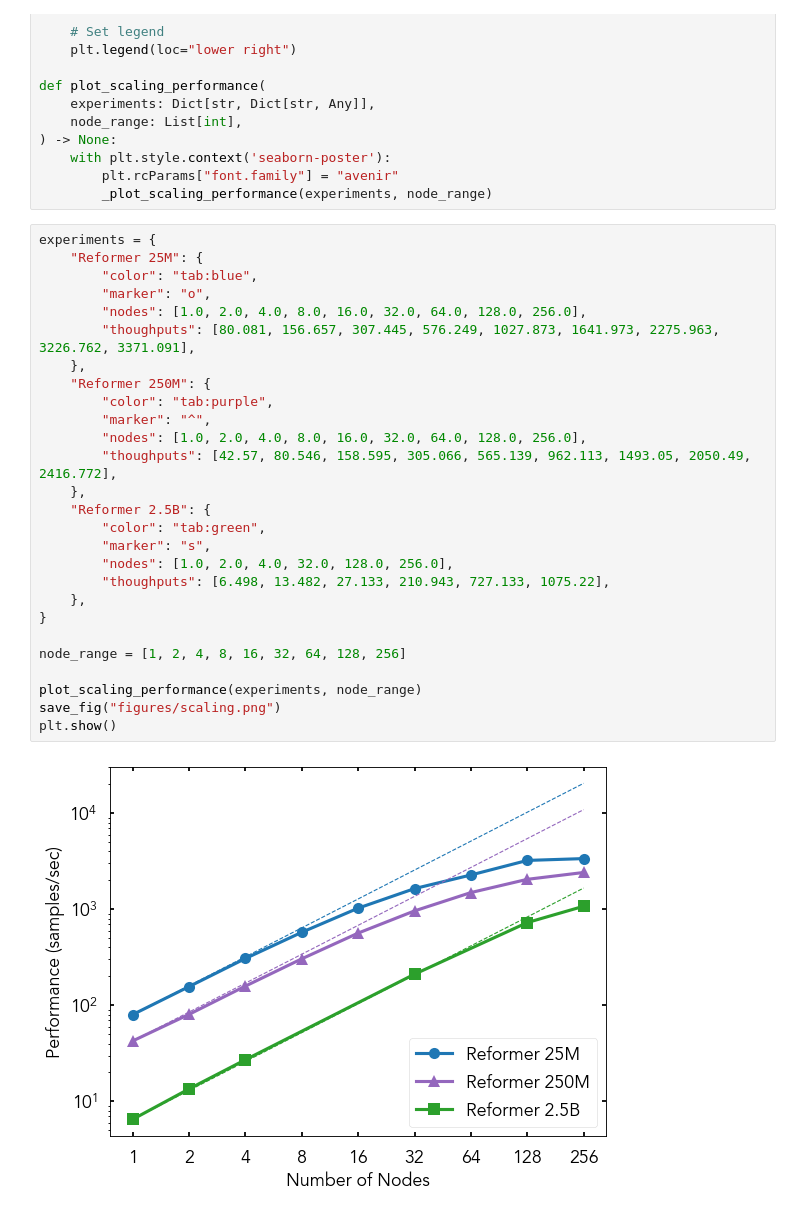
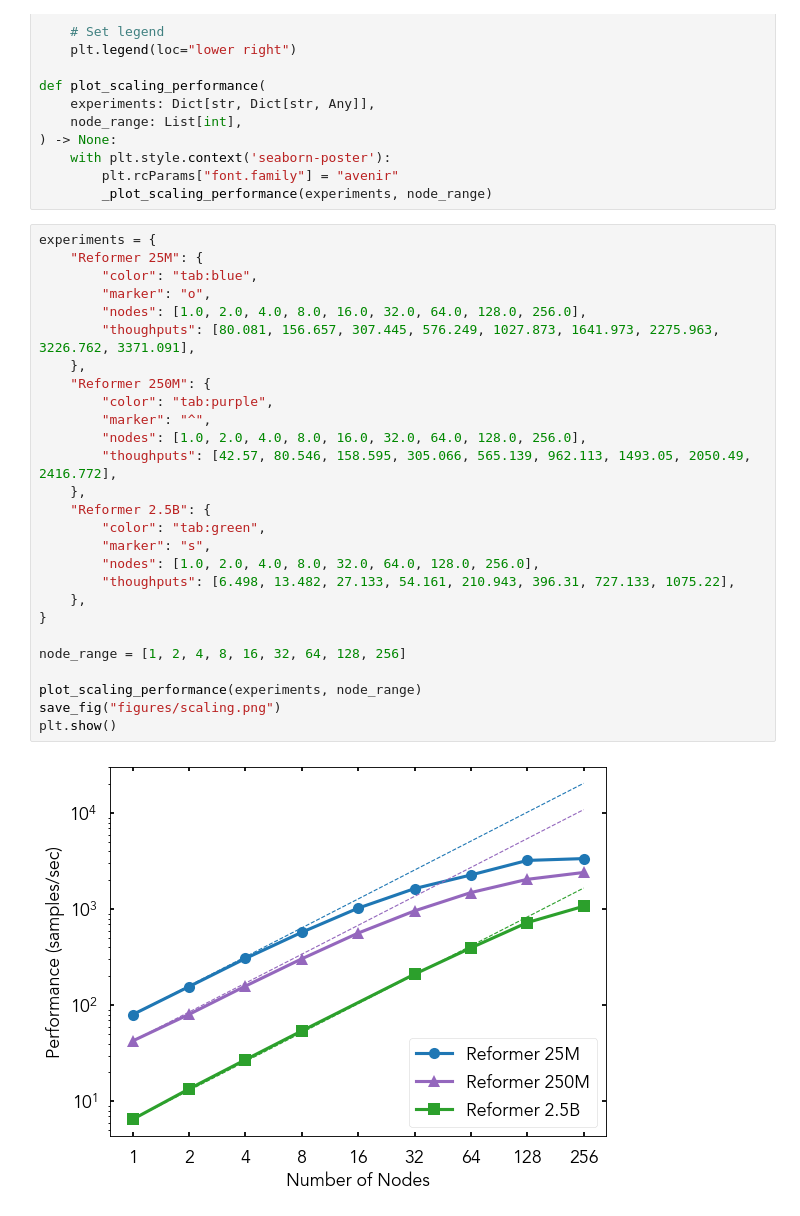
Before and after one commit to ramanathanlab/genslm, a Jupyter notebook: examples/perlmutter/notebook/perf_scaling.ipynb, the cells around one changed output. Cells and saved outputs as stored; diff of their text form.

```diff
--- a/examples/perlmutter/notebook/perf_scaling.ipynb
+++ b/examples/perlmutter/notebook/perf_scaling.ipynb
@@ -62,29 +62,29 @@ def plot_scaling_performance(
 # %%
 experiments = {
     "Reformer 25M": {
         "color": "tab:blue",
         "marker": "o",
         "nodes": [1.0, 2.0, 4.0, 8.0, 16.0, 32.0, 64.0, 128.0, 256.0],
         "thoughputs": [80.081, 156.657, 307.445, 576.249, 1027.873, 1641.973, 2275.963, 3226.762, 3371.091],
     },
     "Reformer 250M": {
         "color": "tab:purple",
         "marker": "^",
         "nodes": [1.0, 2.0, 4.0, 8.0, 16.0, 32.0, 64.0, 128.0, 256.0],
         "thoughputs": [42.57, 80.546, 158.595, 305.066, 565.139, 962.113, 1493.05, 2050.49, 2416.772],
     },
     "Reformer 2.5B": {
         "color": "tab:green",
         "marker": "s",
-        "nodes": [1.0, 2.0, 4.0, 32.0, 128.0, 256.0],
-        "thoughputs": [6.498, 13.482, 27.133, 210.943, 727.133, 1075.22],
+        "nodes": [1.0, 2.0, 4.0, 8.0, 32.0, 64.0, 128.0, 256.0],
+        "thoughputs": [6.498, 13.482, 27.133, 54.161, 210.943, 396.31, 727.133, 1075.22],
     },
 }
 
 node_range = [1, 2, 4, 8, 16, 32, 64, 128, 256]
 
 plot_scaling_performance(experiments, node_range)
 save_fig("figures/scaling.png")
 plt.show()
 # %% [output]
-[figure, old version]
+[figure, new version]
```
Also changed, not shown: 3 other files.
